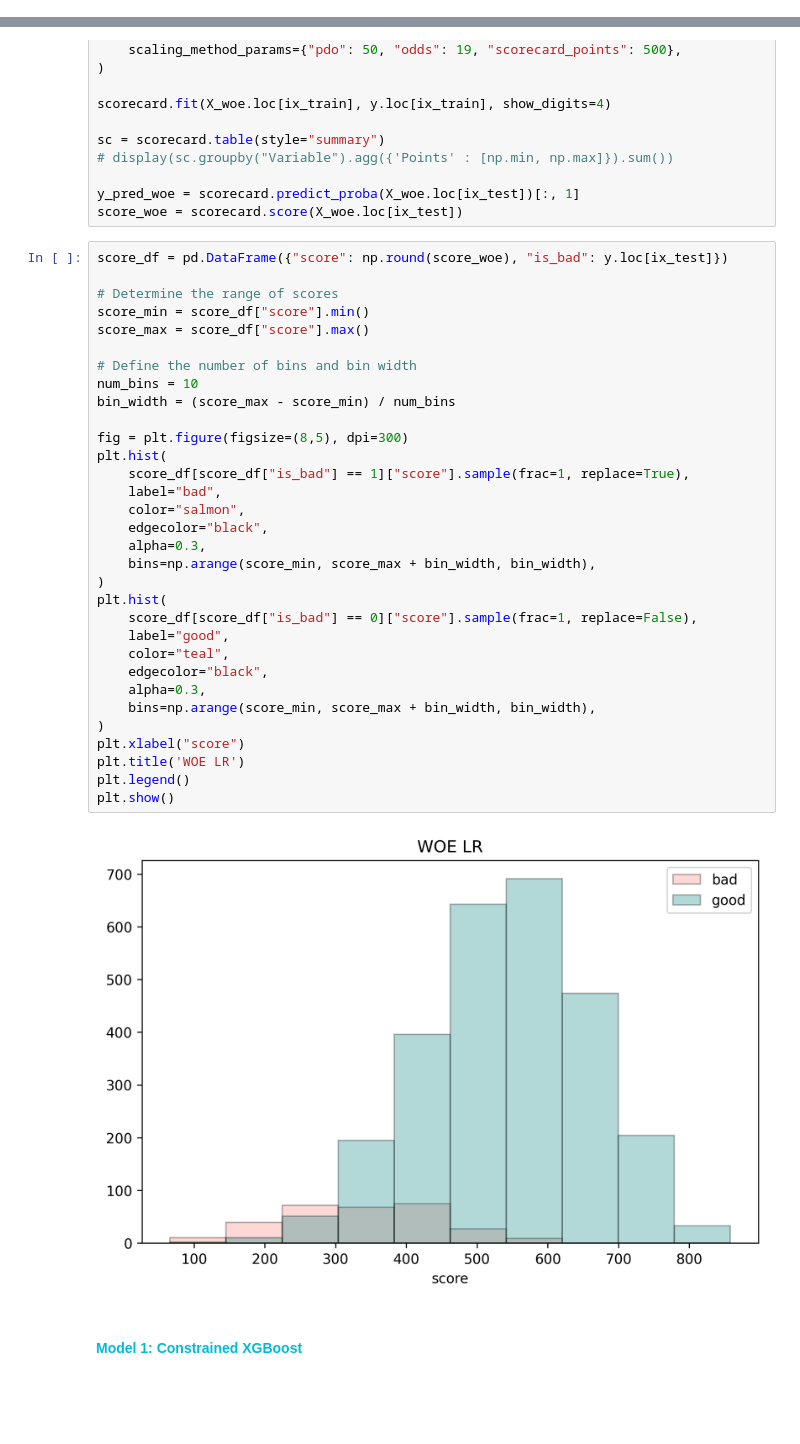
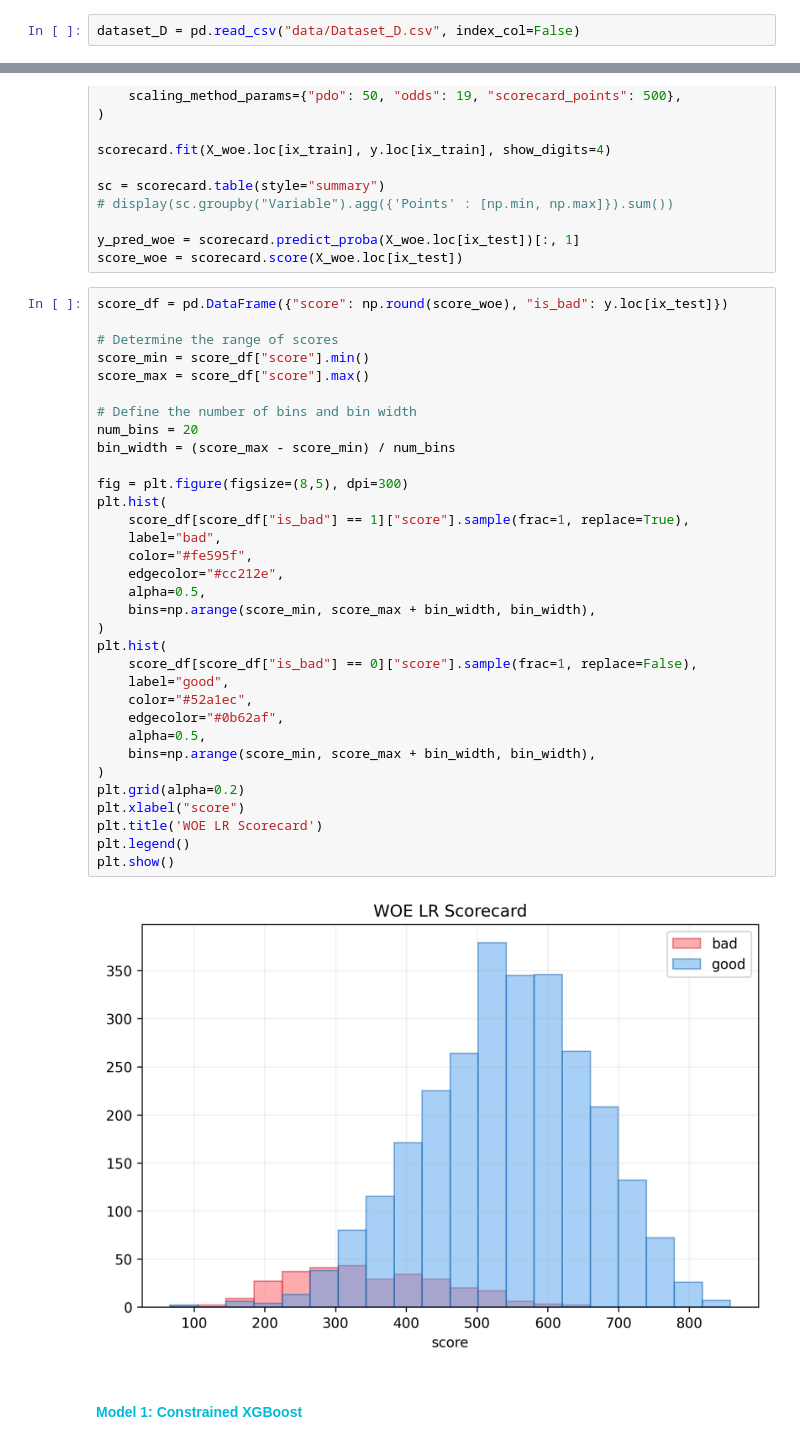
Before and after one commit to deburky/xml-scoring, a Jupyter notebook: models.ipynb, the cells around one changed output, grey strips where cells are left out. Cells and saved outputs as stored; diff of their text form; blank space fills up the shorter version.

```diff
--- a/models.ipynb
+++ b/models.ipynb
@@ -23,3 +16,5 @@ dataset_D = pd.read_parquet("data/blended_dataset.parquet", engine="pyarrow")
+# %%
+dataset_D = pd.read_csv("data/Dataset_D.csv", index_col=False)
 # %%
 # features and target
 X = dataset_D.copy()
@@ -481,37 +476,38 @@ score_woe = scorecard.score(X_woe.loc[ix_test])
 # %%
 score_df = pd.DataFrame({"score": np.round(score_woe), "is_bad": y.loc[ix_test]})
 
 # Determine the range of scores
 score_min = score_df["score"].min()
 score_max = score_df["score"].max()
 
 # Define the number of bins and bin width
-num_bins = 10
+num_bins = 20
 bin_width = (score_max - score_min) / num_bins
 
 fig = plt.figure(figsize=(8,5), dpi=300)
 plt.hist(
     score_df[score_df["is_bad"] == 1]["score"].sample(frac=1, replace=True),
     label="bad",
-    color="salmon",
-    edgecolor="black",
-    alpha=0.3,
+    color="#fe595f",
+    edgecolor="#cc212e",
+    alpha=0.5,
     bins=np.arange(score_min, score_max + bin_width, bin_width),
 )
 plt.hist(
     score_df[score_df["is_bad"] == 0]["score"].sample(frac=1, replace=False),
     label="good",
-    color="teal",
-    edgecolor="black",
-    alpha=0.3,
+    color="#52a1ec",
+    edgecolor="#0b62af",
+    alpha=0.5,
     bins=np.arange(score_min, score_max + bin_width, bin_width),
 )
+plt.grid(alpha=0.2)
 plt.xlabel("score")
-plt.title('WOE LR')
+plt.title('WOE LR Scorecard')
 plt.legend()
 plt.show()
 # %% [output]
-[figure, old version]
+[figure, new version]
 # %% [markdown]
 #### <span style="font-family: ClearSans, sans-serif; color:#00BBD7">Model 1: Constrained XGBoost</span>
 # %%
```
Also changed, not shown: parts of 10 cells of this notebook, 9 other files.
